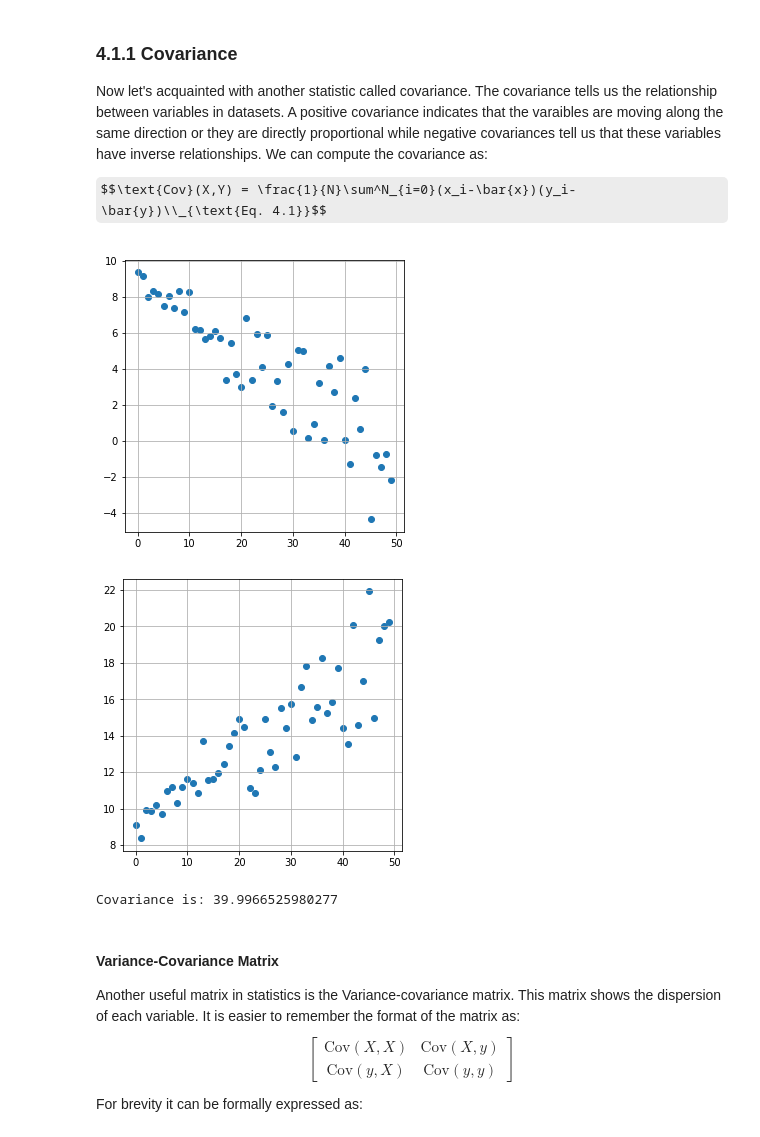
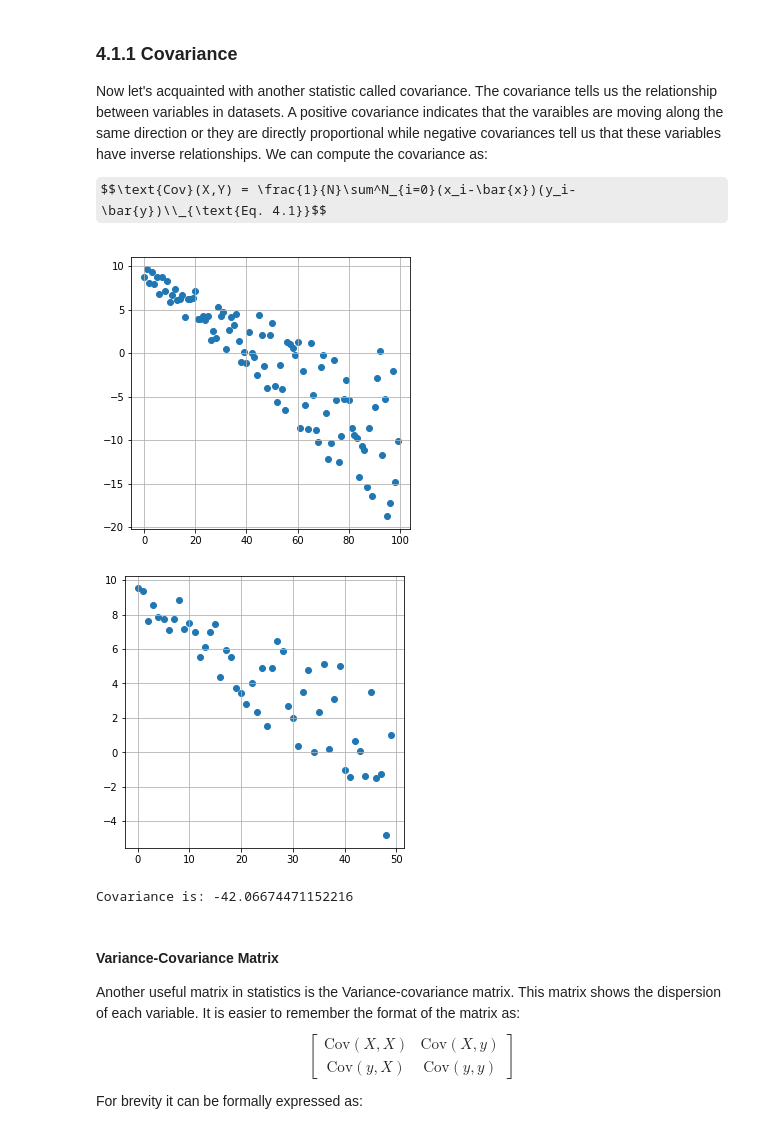
Before and after one commit to dyjdlopez/fund-of-aiml, a Jupyter notebook: activities/04 - Regression/fund_aiml_04v1_2021.ipynb, the cells around one changed output. Drawn from its saved outputs; the diff is of its cells as text; code cells hidden in the pictures; some formulas as TeX source.

```diff
--- a/activities/04 - Regression/fund_aiml_04v1_2021.ipynb
+++ b/activities/04 - Regression/fund_aiml_04v1_2021.ipynb
@@ -40,40 +40,40 @@ import pandas as pd
 # %%
 '''
 Let's create dummy data showing positive and negative correlations
 '''
 def create_corr_data(n,is_neg=False):
   inv = -1 if is_neg else 1
   X = np.arange(0,n,1,dtype=np.float64) ## features
   m = inv*np.random.uniform(0.1,0.3,(n,)) ## weights
   b = np.random.uniform(8,10,(n,)) ## biases
   y = m*X+b  ## targets
   return X,y,m,b
 
-n=50
+n=100
 X,y,_,_ = create_corr_data(n,is_neg=True)
 
 plt.figure(figsize=(5,5))
 plt.grid()
 plt.scatter(X,y)
 plt.show()
 # %% [output]
-[figure, old version]
+[figure, new version]
 # %%
 ## Coding covariances
 
 ### Prepare the dataset
 n=50
-X,y,_,_ = create_corr_data(n,is_neg=False)
+X,y,_,_ = create_corr_data(n,is_neg=True)
 ## take the means of X and Y
 x_bar = X.mean()
 y_bar = y.mean()
 
 ## get the difference for each data point from their means
-ssr_x = X-x_bar
-ssr_y = y-y_bar
+sst_x = X-x_bar
+sst_y = y-y_bar
 
 ## compute for the covariance by Eq. 4.1
-cov = np.mean(ssr_x*ssr_y)
+cov = np.mean(sst_x*sst_y)
 
 plt.figure(figsize=(5,5))
 plt.grid()
@@ -83,8 +83,8 @@ print(f'Covariance is: {cov}')
 
 ## Try to create a cov function that will dynamically ask users for two datasets
 # %% [output]
-[figure, old version]
+[figure, new version]
-Covariance is: 39.9966525980277
+Covariance is: -42.06674471152216
 # %% [markdown]
 #### Variance-Covariance Matrix
 
```
Also changed, not shown: parts of 43 cells of this notebook.
